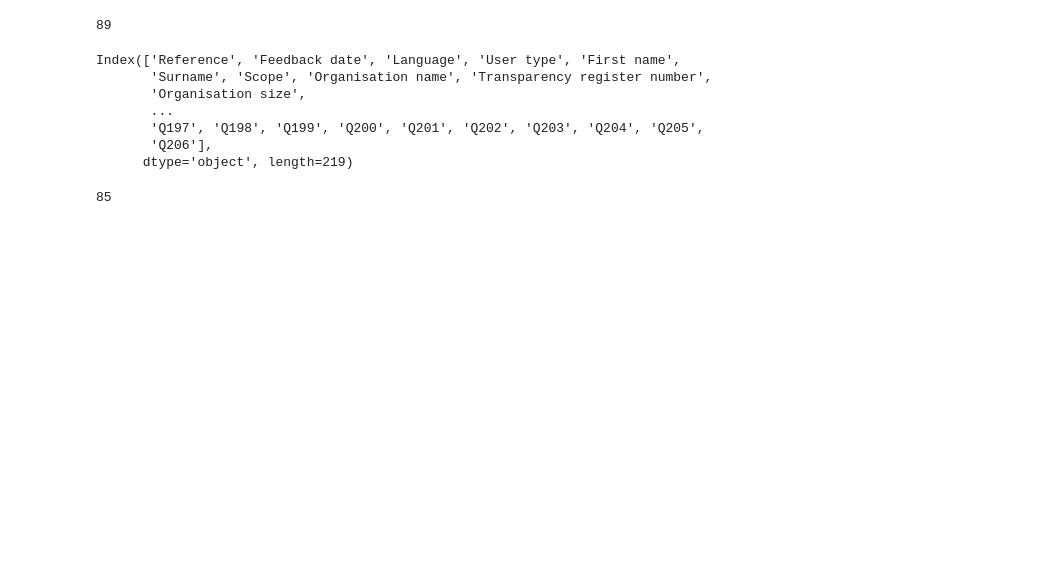
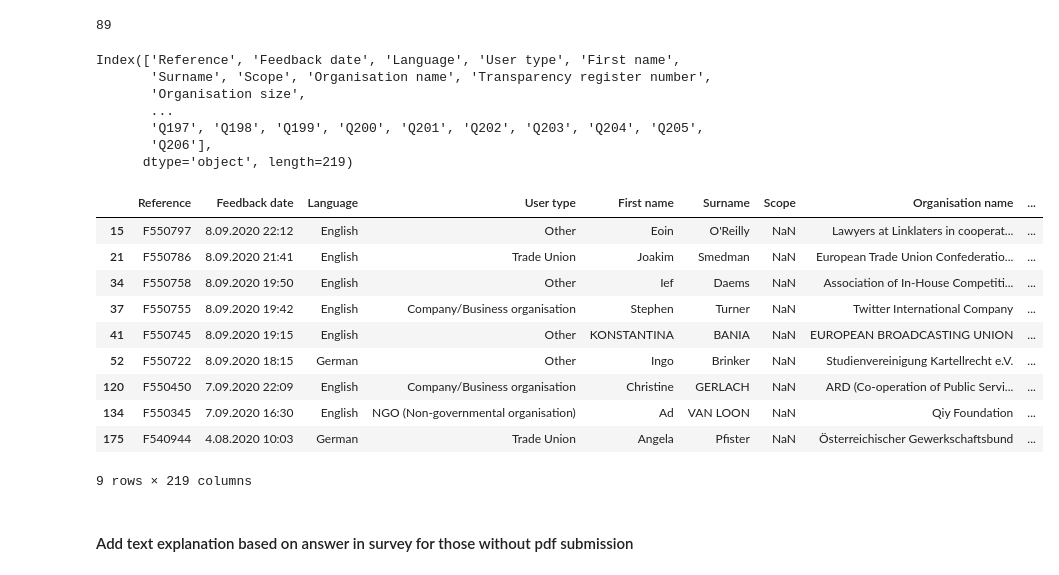
Before and after one commit to adellegia/watermelon, a Jupyter notebook: src/parsing.ipynb, the cells around one changed output. Saved outputs shown, nothing was run; the diff lists cells and outputs as text; code cells hidden in the pictures; blank space fills up the shorter version.

```diff
--- a/src/parsing.ipynb
+++ b/src/parsing.ipynb
@@ -38,8 +55,19 @@ Index(['Reference', 'Feedback date', 'Language', 'User type', 'First name',
        'Q197', 'Q198', 'Q199', 'Q200', 'Q201', 'Q202', 'Q203', 'Q204', 'Q205',
        'Q206'],
       dtype='object', length=219)
-# %%
-dma_85 = dma.query('Reference in @pdf_id')
-len(dma_87)
-# %% [output]
-85
+# %%
+dma[dma['Q2'].notna()]
+# %% [output]
+|  | Reference | Feedback date | Language | User type | First name | Surname | Scope | Organisation name | ... |
+| 15 | F550797 | 8.09.2020 22:12 | English | Other | Eoin | O'Reilly | NaN | Lawyers at Linklaters in cooperat... | ... |
+| 21 | F550786 | 8.09.2020 21:41 | English | Trade Union | Joakim | Smedman | NaN | European Trade Union Confederatio... | ... |
+| 34 | F550758 | 8.09.2020 19:50 | English | Other | Ief | Daems | NaN | Association of In-House Competiti... | ... |
+| 37 | F550755 | 8.09.2020 19:42 | English | Company/Business organisation | Stephen | Turner | NaN | Twitter International Company | ... |
+| 41 | F550745 | 8.09.2020 19:15 | English | Other | KONSTANTINA | BANIA | NaN | EUROPEAN BROADCASTING UNION | ... |
+| 52 | F550722 | 8.09.2020 18:15 | German | Other | Ingo | Brinker | NaN | Studienvereinigung Kartellrecht e.V. | ... |
+| 120 | F550450 | 7.09.2020 22:09 | English | Company/Business organisation | Christine | GERLACH | NaN | ARD (Co-operation of Public Servi... | ... |
+| 134 | F550345 | 7.09.2020 16:30 | English | NGO (Non-governmental organisation) | Ad | VAN LOON | NaN | Qiy Foundation | ... |
+| 175 | F540944 | 4.08.2020 10:03 | German | Trade Union | Angela | Pfister | NaN | Österreichischer Gewerkschaftsbund | ... |
+9 rows × 219 columns
+# %% [markdown]
+#### Add text explanation based on answer in survey for those without pdf submission
```
Also changed, not shown: parts of 43 cells of this notebook, 3 other files.
